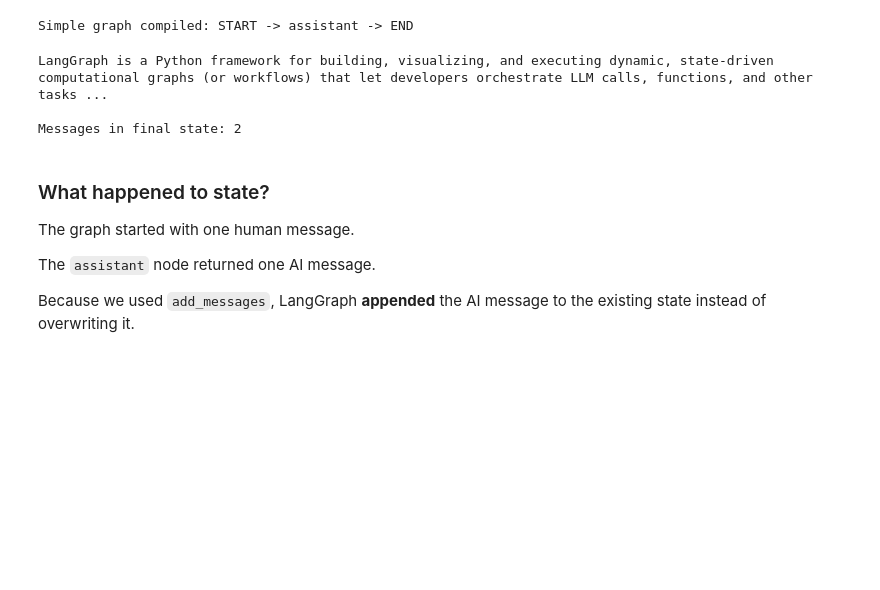
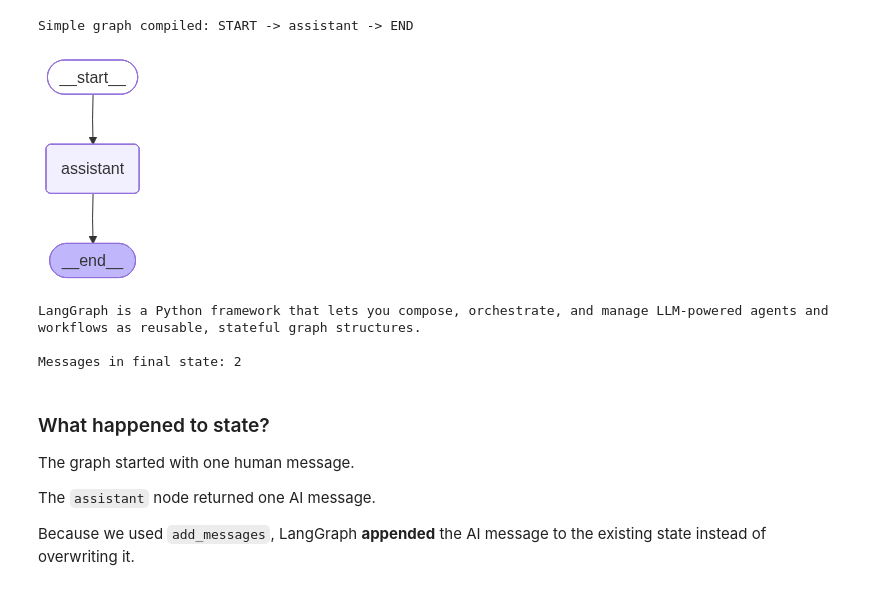
Before and after one commit to srajore/l3June2026, a Jupyter notebook: 07_langgraph_fundamentals.ipynb, the cells around one changed output. Drawn from its saved outputs; the diff is of its cells as text; code cells hidden in the pictures; blank space fills up the shorter version.

```diff
--- a/07_langgraph_fundamentals.ipynb
+++ b/07_langgraph_fundamentals.ipynb
@@ -71,7 +71,7 @@ def get_weather(city: str) -> str:
 def get_stock_price(ticker: str) -> str:
     """Returns the current stock price for a given ticker symbol.
     Use 'ZENSAR' for Zensar Technologies, 'GOOGL' for Google."""
-    prices = {"ZENSAR": "464.00 INR", "GOOGL": "175.00 USD"}
+    prices = {"ZENSAR": "527.90 INR", "GOOGL": "175.00 USD"}
     return prices.get(ticker.upper(), f"Unknown ticker: {ticker}")
 
 TOOLS = [get_weather, get_stock_price]
@@ -168,6 +168,10 @@ simple_graph = simple_builder.compile()
 print("Simple graph compiled: START -> assistant -> END")
 # %% [output]
 Simple graph compiled: START -> assistant -> END
+# %%
+simple_graph
+# %% [output]
+[figure, added]
 # %%
 simple_result = simple_graph.invoke({
     "messages": [("user", "Explain LangGraph in one sentence.")]
@@ -177,7 +181,7 @@ print(simple_result["messages"][-1].content)
 print()
 print(f"Messages in final state: {len(simple_result['messages'])}")
 # %% [output]
-LangGraph is a Python framework for building, visualizing, and executing dynamic, state‑driven computational graphs (or workflows) that let developers orchestrate LLM calls, functions, and other tasks ...
+LangGraph is a Python framework that lets you compose, orchestrate, and manage LLM‑powered agents and workflows as reusable, stateful graph structures.
 
 Messages in final state: 2
 # %% [markdown]
```
Also changed, not shown: parts of 10 cells of this notebook.
